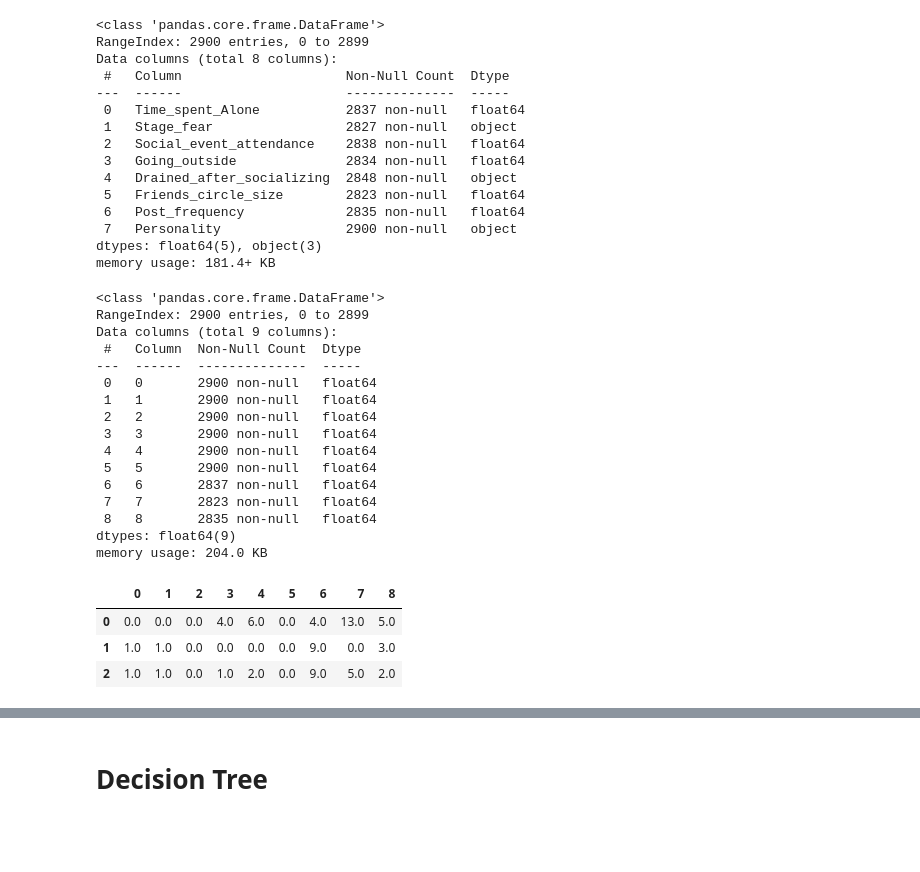
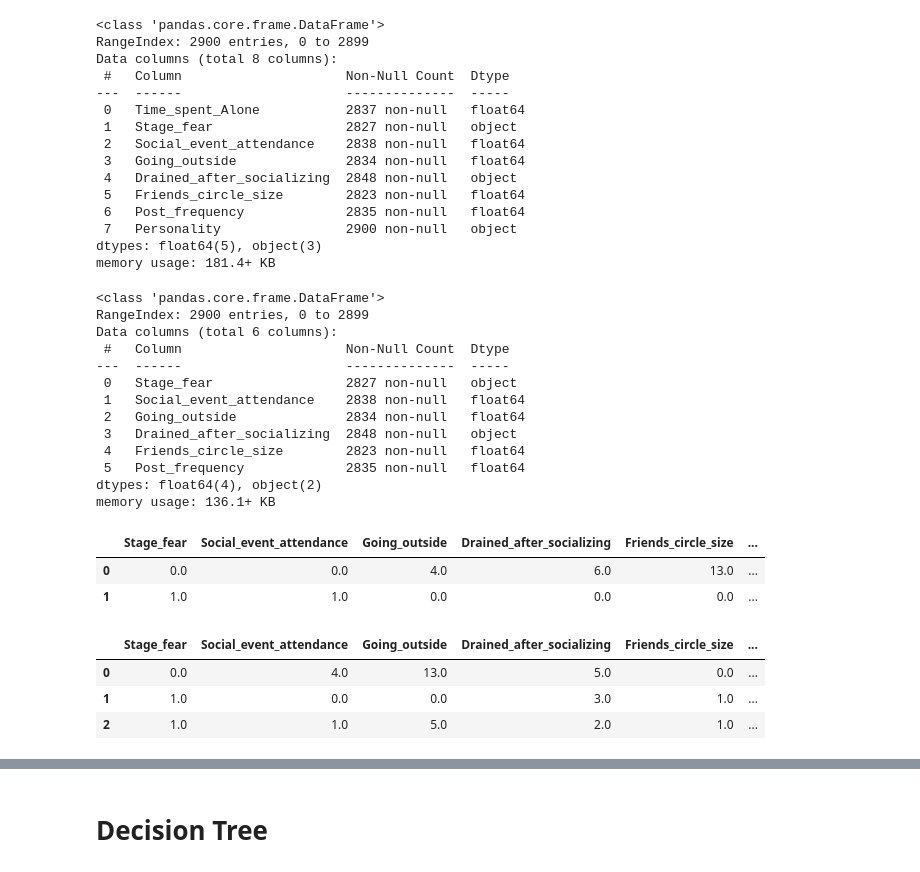
Before and after one commit to AftabQuant/Machine-Learning-Chronicles, a Jupyter notebook: Machine Learning Hub/Machine Learning Algorithms/Supervised Machine Learning/Decision Tree Algorithm/Personality Model using DT.ipynb, the cells around one changed output, grey strips where cells are left out. Drawn from its saved outputs; the diff is of its cells as text; code cells hidden in the pictures; blank space fills up the shorter version.

```diff
--- a/Machine Learning Hub/Machine Learning Algorithms/Supervised Machine Learning/Decision Tree Algorithm/Personality Model using DT.ipynb
+++ b/Machine Learning Hub/Machine Learning Algorithms/Supervised Machine Learning/Decision Tree Algorithm/Personality Model using DT.ipynb
@@ -44,3 +44,22 @@ x = df.drop(columns=['Personality'], axis=1)
 y = df['Personality']
+# %%
+x.info()
+# %% [output]
+<class 'pandas.core.frame.DataFrame'>
+RangeIndex: 2900 entries, 0 to 2899
+Data columns (total 6 columns):
+ #   Column                     Non-Null Count  Dtype
+---  ------                     --------------  -----
+ 0   Stage_fear                 2827 non-null   object
+ 1   Social_event_attendance    2838 non-null   float64
+ 2   Going_outside              2834 non-null   float64
+ 3   Drained_after_socializing  2848 non-null   object
+ 4   Friends_circle_size        2823 non-null   float64
+ 5   Post_frequency             2835 non-null   float64
+dtypes: float64(4), object(2)
+memory usage: 136.1+ KB
+# %%
+x['Stage_fear'].backfill(inplace=True)
+x['Drained_after_socializing'].backfill(inplace=True)
 # %%
 trans1 = ColumnTransformer(transformers=[
@@ -48,3 +67,10 @@ trans1 = ColumnTransformer(transformers=[
 ], remainder='passthrough')
+# %%
+x = pd.DataFrame(trans1.fit_transform(x), columns=x.columns)
+x.head(2)
+# %% [output]
+|  | Stage_fear | Social_event_attendance | Going_outside | Drained_after_socializing | Friends_circle_size | ... |
+| 0 | 0.0 | 0.0 | 4.0 | 6.0 | 13.0 | ... |
+| 1 | 1.0 | 1.0 | 0.0 | 0.0 | 0.0 | ... |
 # %%
 trans2 = ColumnTransformer(transformers=[
@@ -52,32 +78,12 @@ trans2 = ColumnTransformer(transformers=[
 ], remainder='passthrough')
 # %%
-x = pd.DataFrame(trans1.fit_transform(x))
-x = pd.DataFrame(trans2.fit_transform(x))
-x.info()
+x = pd.DataFrame(trans2.fit_transform(x), columns=x.columns)
+x.head(3)
 # %% [output]
-<class 'pandas.core.frame.DataFrame'>
-RangeIndex: 2900 entries, 0 to 2899
-Data columns (total 9 columns):
- #   Column  Non-Null Count  Dtype
----  ------  --------------  -----
- 0   0       2900 non-null   float64
- 1   1       2900 non-null   float64
- 2   2       2900 non-null   float64
- 3   3       2900 non-null   float64
- 4   4       2900 non-null   float64
- 5   5       2900 non-null   float64
- 6   6       2837 non-null   float64
- 7   7       2823 non-null   float64
- 8   8       2835 non-null   float64
-dtypes: float64(9)
-memory usage: 204.0 KB
+|  | Stage_fear | Social_event_attendance | Going_outside | Drained_after_socializing | Friends_circle_size | ... |
+| 0 | 0.0 | 4.0 | 13.0 | 5.0 | 0.0 | ... |
+| 1 | 1.0 | 0.0 | 0.0 | 3.0 | 1.0 | ... |
+| 2 | 1.0 | 1.0 | 5.0 | 2.0 | 1.0 | ... |
-# %%
-x.head(3)
-# %% [output]
-|  | 0 | 1 | 2 | 3 | 4 | 5 | 6 | 7 | 8 |
-| 0 | 0.0 | 0.0 | 0.0 | 4.0 | 6.0 | 0.0 | 4.0 | 13.0 | 5.0 |
-| 1 | 1.0 | 1.0 | 0.0 | 0.0 | 0.0 | 0.0 | 9.0 | 0.0 | 3.0 |
-| 2 | 1.0 | 1.0 | 0.0 | 1.0 | 2.0 | 0.0 | 9.0 | 5.0 | 2.0 |
 # %%
 x.shape
 # %% [output]
```
Also changed, not shown: parts of 7 cells of this notebook.
